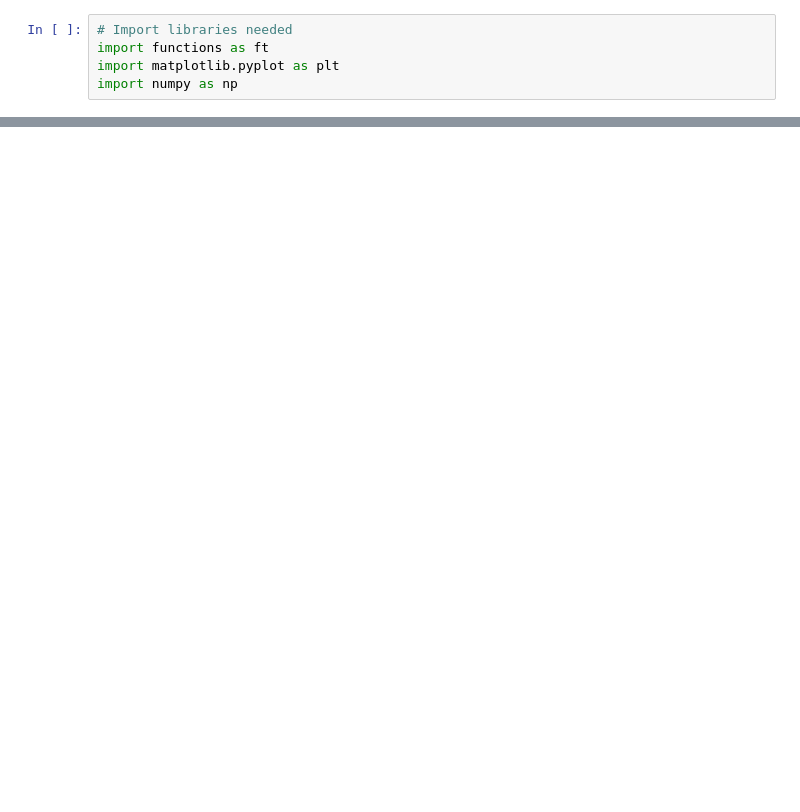
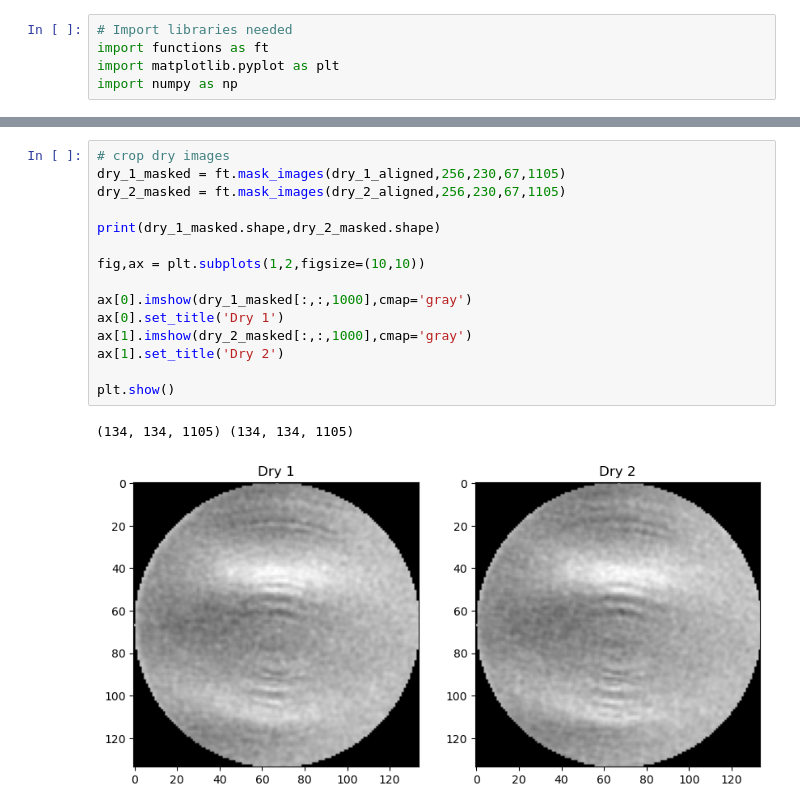
Before and after one commit to jimindzhou/ct_scanner_, a Jupyter notebook: notebook.ipynb, the cells around one changed output, grey strips where cells are left out. Saved outputs shown, nothing was run; the diff lists cells and outputs as text; blank space fills up the shorter version.

```diff
--- a/notebook.ipynb
+++ b/notebook.ipynb
@@ -5,0 +40,18 @@ import numpy as np
+# %%
+# crop dry images
+dry_1_masked = ft.mask_images(dry_1_aligned,256,230,67,1105)
+dry_2_masked = ft.mask_images(dry_2_aligned,256,230,67,1105)
+
+print(dry_1_masked.shape,dry_2_masked.shape)
+
+fig,ax = plt.subplots(1,2,figsize=(10,10))
+
+ax[0].imshow(dry_1_masked[:,:,1000],cmap='gray')
+ax[0].set_title('Dry 1')
+ax[1].imshow(dry_2_masked[:,:,1000],cmap='gray')
+ax[1].set_title('Dry 2')
+
+plt.show()
+# %% [output]
+(134, 134, 1105) (134, 134, 1105)
+[figure, added]
```
Also changed, not shown: parts of 19 cells of this notebook, 1 other file.
